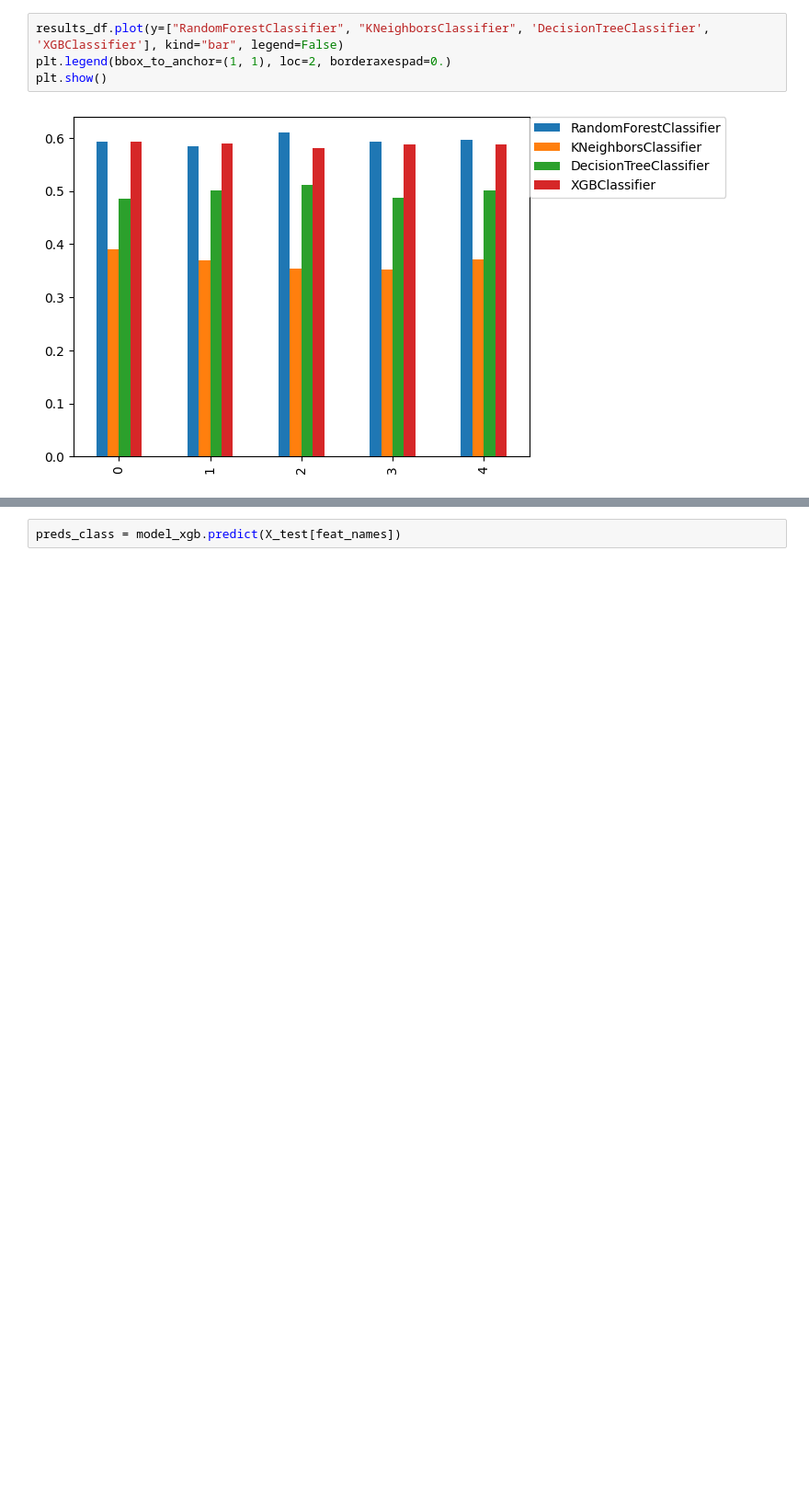
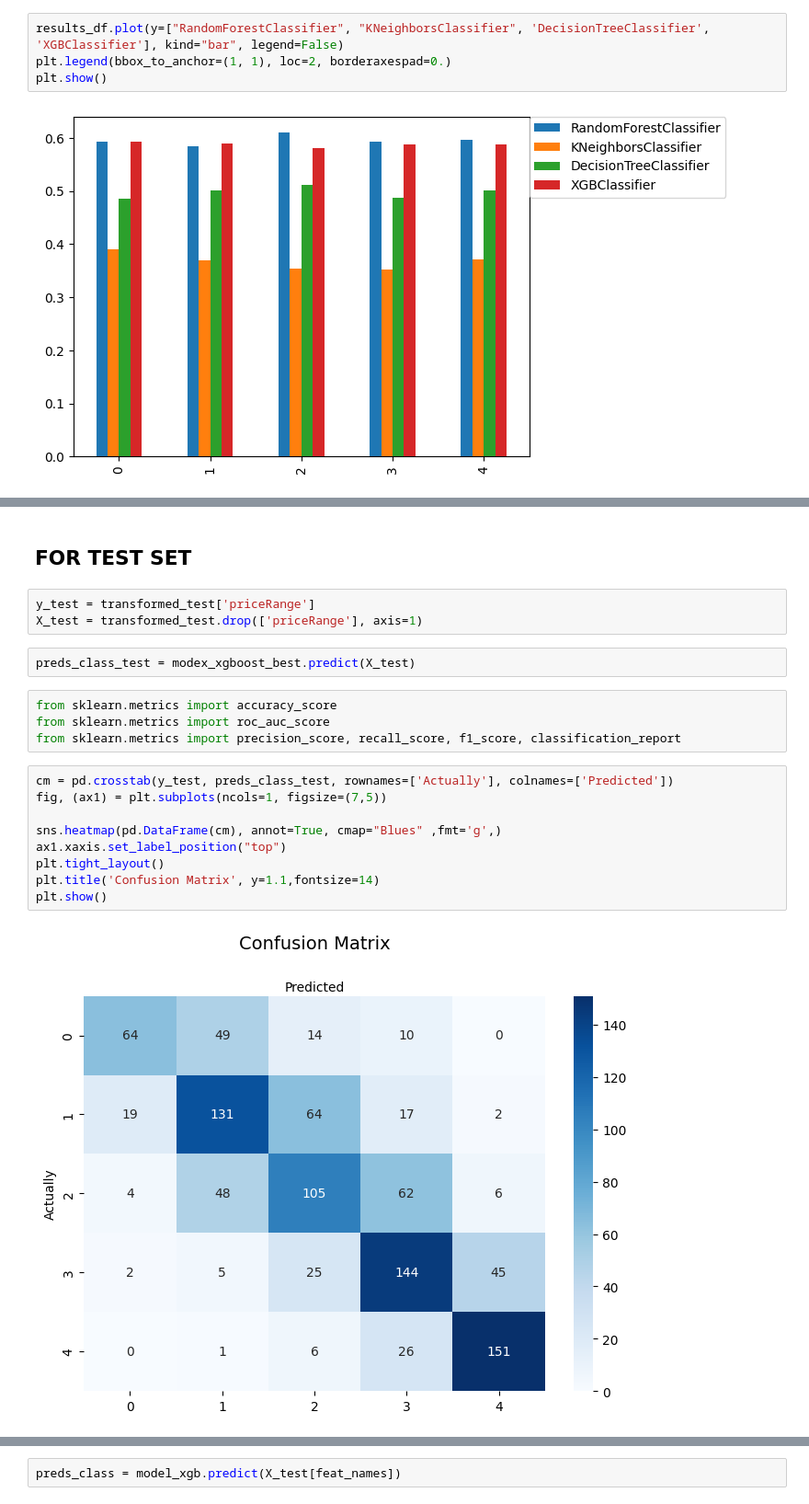
Before and after one commit to NJBAza/mlflow_prices_houses, a Jupyter notebook: mlflow_models/modeling.ipynb, the cells around one changed output, grey strips where cells are left out. Shown at 92% size. Saved outputs shown, nothing was run; the diff lists cells and outputs as text; blank space fills up the shorter version.

```diff
--- a/mlflow_models/modeling.ipynb
+++ b/mlflow_models/modeling.ipynb
@@ -566,0 +488,22 @@ feature_importance.describe().T
+# %% [markdown]
+## FOR TEST SET
+# %%
+y_test = transformed_test['priceRange']
+X_test = transformed_test.drop(['priceRange'], axis=1)
+# %%
+preds_class_test = modex_xgboost_best.predict(X_test)
+# %%
+from sklearn.metrics import accuracy_score
+from sklearn.metrics import roc_auc_score
+from sklearn.metrics import precision_score, recall_score, f1_score, classification_report
+# %%
+cm = pd.crosstab(y_test, preds_class_test, rownames=['Actually'], colnames=['Predicted'])
+fig, (ax1) = plt.subplots(ncols=1, figsize=(7,5))
+
+sns.heatmap(pd.DataFrame(cm), annot=True, cmap="Blues" ,fmt='g',)
+ax1.xaxis.set_label_position("top")
+plt.tight_layout()
+plt.title('Confusion Matrix', y=1.1,fontsize=14)
+plt.show()
+# %% [output]
+[figure, added]
```
Also changed, not shown: parts of 122 cells of this notebook, 54 other files.
